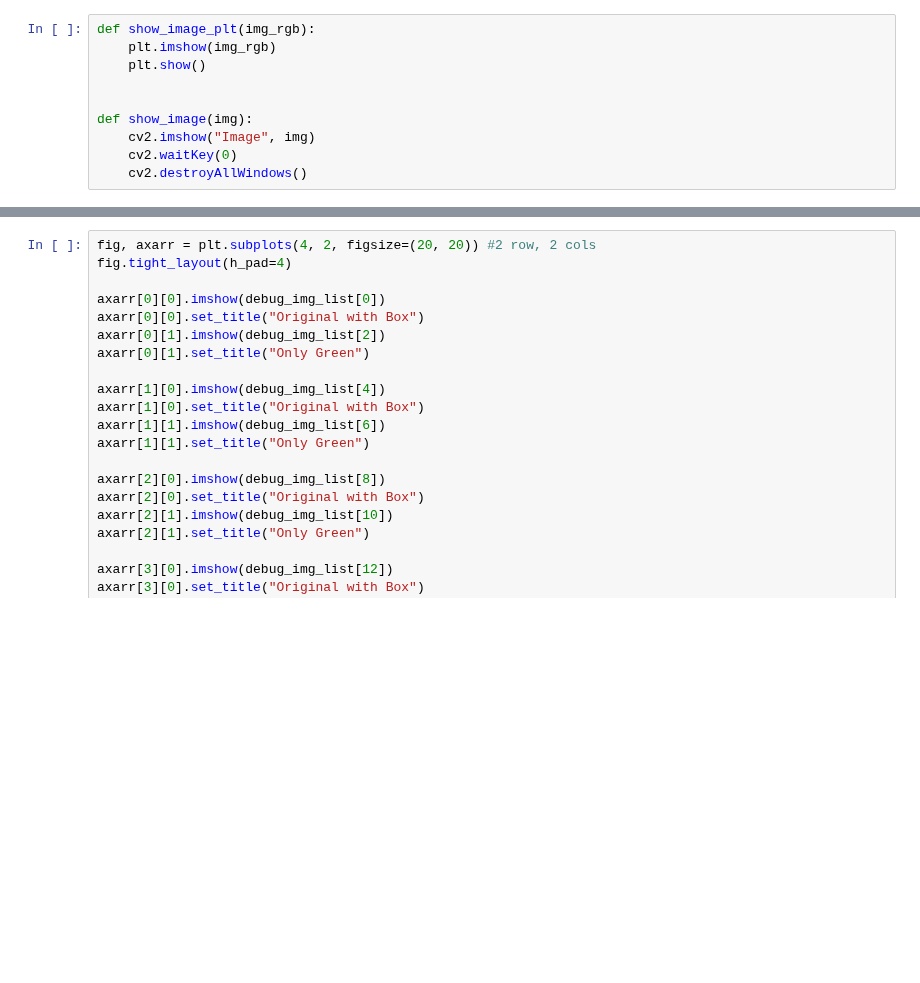
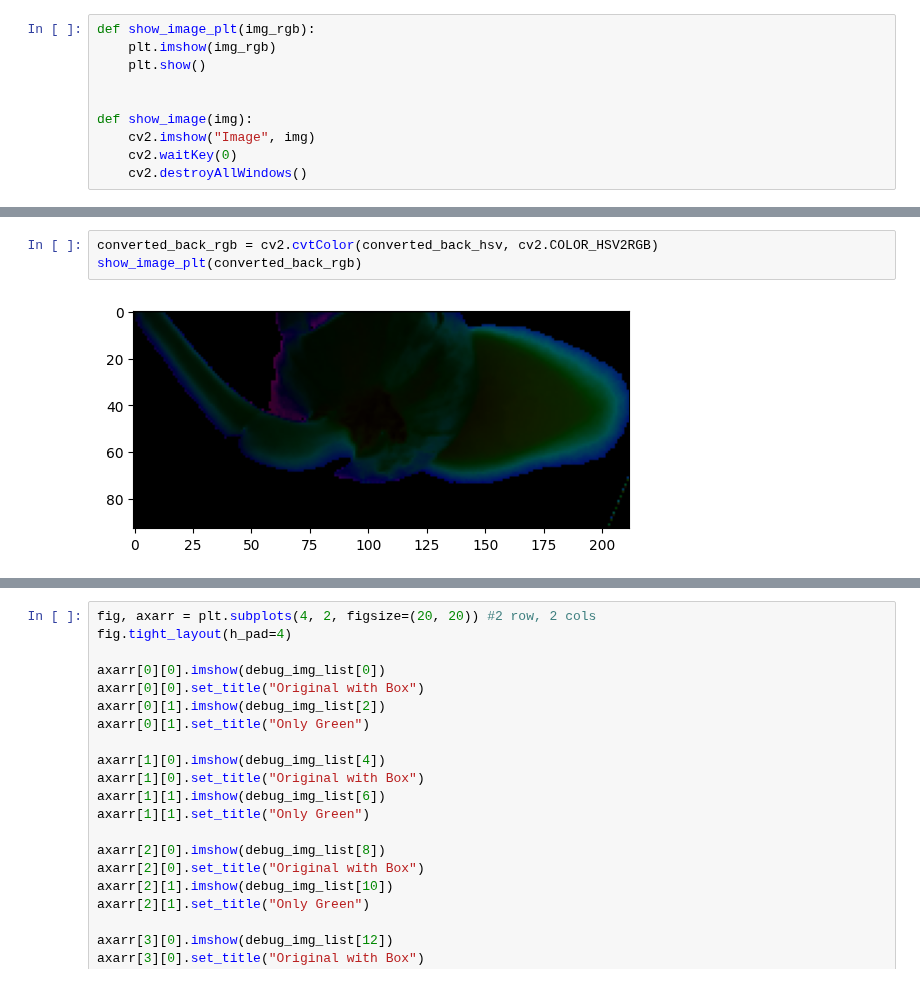
Before and after one commit to leons1396/AI_project, a Jupyter notebook: Image_processing/Preprocessing/debugging.ipynb, the cells around one changed output, grey strips where cells are left out. Drawn from its saved outputs; the diff is of its cells as text; blank space fills up the shorter version.

```diff
--- a/Image_processing/Preprocessing/debugging.ipynb
+++ b/Image_processing/Preprocessing/debugging.ipynb
@@ -302,0 +432,5 @@ for i, path in enumerate(paths_debug):
+# %%
+converted_back_rgb = cv2.cvtColor(converted_back_hsv, cv2.COLOR_HSV2RGB)
+show_image_plt(converted_back_rgb)
+# %% [output]
+[figure, added]
```
Also changed, not shown: parts of 19 cells of this notebook, 1 other file.
